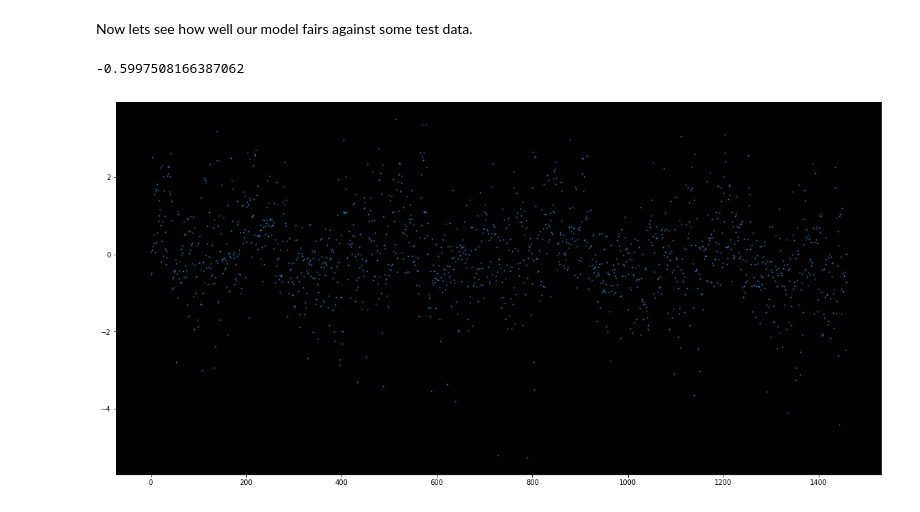
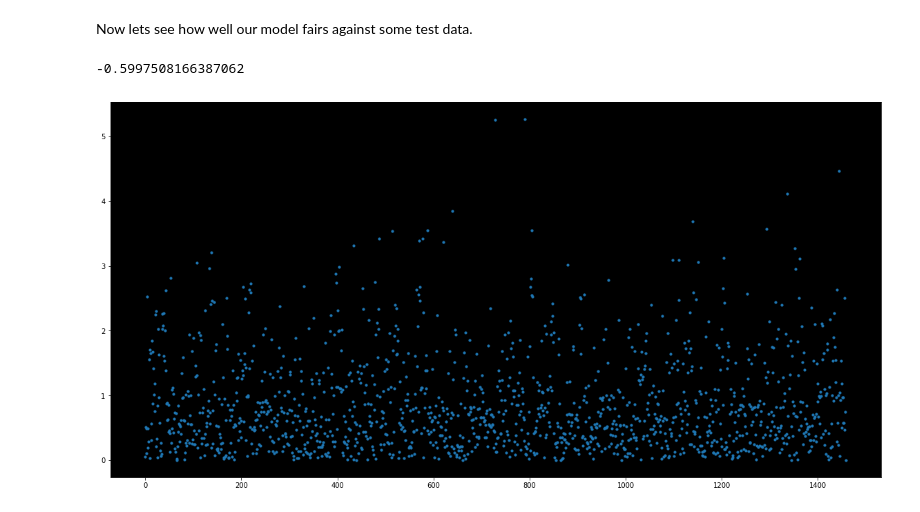
Before and after one commit to MangoFiasco/CISAssignment1, a Jupyter notebook: Assignment 1.ipynb, the cells around one changed output. Saved outputs shown, nothing was run; the diff lists cells and outputs as text; code cells hidden in the pictures.

```diff
--- a/Assignment 1.ipynb
+++ b/Assignment 1.ipynb
@@ -77,10 +77,13 @@ n = lotArea.shape[0]
 plt.figure(figsize=(10,10))
 plt.scatter(X,Y,1)
 plt.xlim(-2.5,5)
-w = 0.
+w = -0.
 b = 0.
 x = np.array(range(-10,10,1))
 y = (w*x + b)
 plt.plot(x,y)
+plt.title('Lot Area VS Price',fontsize=25)
+plt.xlabel('Lot Area', fontsize=14)
+plt.ylabel('Prices', fontsize=14)
 plt.show()
 # %% [output]
@@ -95,11 +98,11 @@ def GradientDecent(w,b,X,y,learningRate,attempt):
     gb =[]
     while desc < attempt:
         yGuess = w * X + b
-        wGrd = -(2/n) * sum(X * (Y - yGuess))
-        bGrd =  -(2/n) * sum(Y - yGuess)
+        wGrd = (2/n) * sum(X * (Y - yGuess))
+        bGrd =  (2/n) * sum(Y - yGuess)
 
-        newW = w - wGrd/learningRate
-        newB = b - bGrd/learningRate
+        newW = w + wGrd/learningRate
+        newB = b + bGrd/learningRate
         gw.append(newW)
         gb.append(newB)
         err.append(mvLoss(X,Y,[newB,newW]))
@@ -132,7 +135,7 @@ def mvLoss(X,Y,W):
     return MSE
 # %%
 X = features["LotArea"]
-result = GradientDecent(.2,1,X,Y,10,20)
+result = GradientDecent(0,0,X,Y,10,20)
 w = result[0]
 b = result[1]
 plt.figure(figsize=(10,10))
@@ -212,7 +215,7 @@ names = [
 "YearR"
 ]
 
-alpha =gradientDecent(features,price,np.zeros(1+len(names)),names,10,30)
+alpha =gradientDecent(features,price,np.array([1,4.2,.76,.23,.21,.56]),names,10,50)
 i =0
 for a in alpha:
     if i == 0:
@@ -273,32 +276,32 @@ allT = pd.DataFrame({
 })
 
 allT = (allT - allT.mean())/ allT.std()
 
 testFeatures = pd.DataFrame({
     "LotArea":allT["LotArea"],
     "YearB": allT["YearB"],
     "OverallQ": allT["OverallQ"],
     "OverallC": allT["OverallC"],
     "YearR": allT["YearR"],
 })
 result =  allT["SalePrice"]
 
 def calcFeature(w,x):
     return w[0] + sum(w[1:]*x)
 print(result.values[0])
 
 testFeatures = testFeatures.values
 i = 0
 guessCheck = np.zeros(result.size)
 for tf in testFeatures:
     res = calcFeature(alpha,tf)
     guessCheck[i] = res
     i = i + 1
 guessCheck = guessCheck - result
 
 plt.figure(figsize=(20,10))
-plt.scatter(range(0,guessCheck.size),guessCheck,1)
+plt.scatter(range(0,guessCheck.size),np.absolute(guessCheck),10)
 plt.show()
 # %% [output]
 -0.5997508166387062
-[figure, old version]
+[figure, new version]
```
Also changed, not shown: parts of 3 cells of this notebook.
